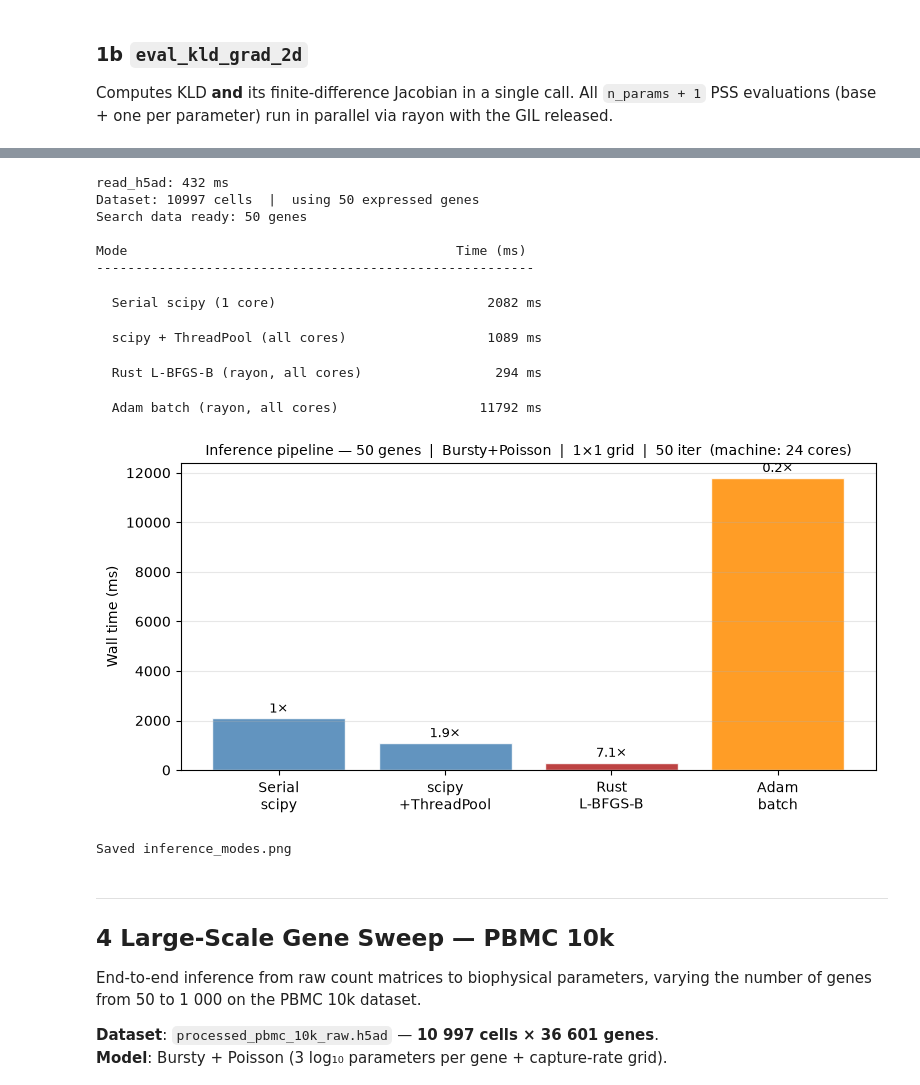
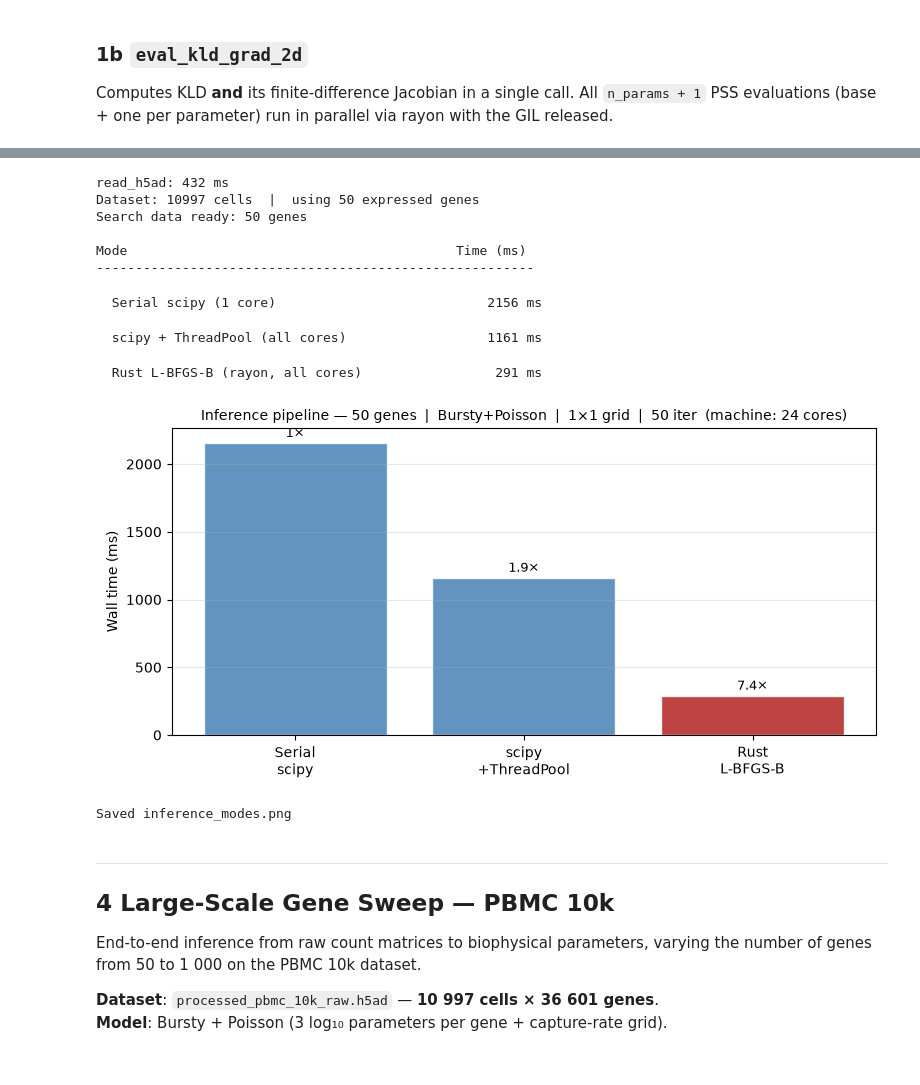
Before and after one commit to pachterlab/monod, a Jupyter notebook: demos/rust_optimizer.ipynb, the cells around one changed output, grey strips where cells are left out. Cells and saved outputs as stored; diff of their text form; code cells hidden in the pictures.

```diff
--- a/demos/rust_optimizer.ipynb
+++ b/demos/rust_optimizer.ipynb
@@ -73,7 +71,7 @@ warnings.filterwarnings("ignore")
 
 # ── shared benchmark config ──────────────────────────────────────────────────
 BIO_MODEL     = "Bursty"
-FIXED_QUAD_T  = 600.0
+FIXED_QUAD_T  = 10.0      # CMEModel's default quadrature horizon
 QUAD_ORDER    = 10
 FD_EPS        = 1e-6
 LB = [-3.0, -3.0, -3.0]   # parameter bounds (log10)
@@ -399,8 +431,8 @@ N_OPT = 30
 
 t0 = time.perf_counter()
 for _ in range(N_OPT):
-    _ = _mc.optimize_gene_2d(BIO_MODEL, X0_3, LB, UB, LIM_REF, U_REF, S_REF, F_REF,
-                               FIXED_QUAD_T, QUAD_ORDER, fd_eps=FD_EPS, maxiter=500)
+    _ = _mc.optimize_genes_2d_sd(SD_REF, BIO_MODEL, [X0_3], LB, UB, FIXED_QUAD_T, QUAD_ORDER,
+                                 fd_eps=FD_EPS, maxiter=500, seq_model="None", num_threads=1)
 t_ru_opt = (time.perf_counter() - t0) / N_OPT * 1e3
 
 t0 = time.perf_counter()
@@ -408,7 +440,7 @@ for _ in range(N_OPT):
     _ = scipy_optimize_gene(U_REF, S_REF, F_REF, LIM_REF, X0_3)
 t_sci_opt = (time.perf_counter() - t0) / N_OPT * 1e3
 
-print(f"Rust optimize_gene_2d : {t_ru_opt:.2f} ms")
-print(f"scipy L-BFGS-B        : {t_sci_opt:.2f} ms")
-print(f"Speedup (single gene) : {t_sci_opt/t_ru_opt:.2f}×")
+print(f"Rust optimize_genes_2d_sd : {t_ru_opt:.2f} ms")
+print(f"scipy L-BFGS-B            : {t_sci_opt:.2f} ms")
+print(f"Speedup (single gene)     : {t_sci_opt/t_ru_opt:.2f}×")
 # %% [output]
@@ -476,13 +487,15 @@ First 3 genes:
 # ── Scaling benchmark: genes × scipy-ThreadPool vs Rust-rayon ─────────────────
 gene_counts_bench = [5, 10, 25, 50, 100, 200]
 n_cpu = os.cpu_count() or 4
-N_REPS_SCALE = 3
 
-# Pre-generate 200 genes
+# Pre-generate 200 genes: one SearchData per gene count for the Rust path and
+# the explicit per-gene histograms for the scipy path.
 rng_b = np.random.default_rng(1)
-p_bank = [rng_b.uniform(-1.5, 0.5, 3).tolist() for _ in range(200)]
-gene_bank = [make_gene(pt, LIMITS, n_cells=2000, rng=np.random.default_rng(i))
-             for i, pt in enumerate(p_bank)]
+p_bank = [draw_params(rng_b) for _ in range(200)]
+_, coords_bank, freqs_bank, layers_bank = make_sd(p_bank, LIMITS, n_cells=2000, rng=np.random.default_rng(1))
+gene_bank = [(np.asarray(cs)[:, 0].astype(np.uint64).tolist(), np.asarray(cs)[:, 1].astype(np.uint64).tolist(),
+              list(fs), [int(v) for v in LIMITS]) for cs, fs in zip(coords_bank, freqs_bank)]
+sd_bank = {ng: sd_from_layers([l[:, :ng] for l in layers_bank], LIMITS)[0] for ng in gene_counts_bench}
 
 def scipy_pool_genes(n_genes):
     """scipy L-BFGS-B via ThreadPoolExecutor (8 workers max)."""
@@ -495,23 +508,15 @@ def scipy_pool_genes(n_genes):
         return list(pool.map(opt_one, range(n_genes)))
 
 def rust_batch_genes(n_genes):
-    """Rust L-BFGS-B via optimize_genes_2d (rayon)."""
-    data = gene_bank[:n_genes]
-    u_l = [d[0] for d in data]; s_l = [d[1] for d in data]
-    f_l = [d[2] for d in data]; lim_l = [d[3] for d in data]
+    """Rust L-BFGS-B via optimize_genes_2d_sd (rayon) on the first n_genes genes."""
     x0s = [[p_bank[gi], [0,0,0]] for gi in range(n_genes)]
-    return _mc.optimize_genes_2d(
-        BIO_MODEL, x0s, LB, UB, lim_l, u_l, s_l, f_l,
-        FIXED_QUAD_T, QUAD_ORDER, fd_eps=FD_EPS, maxiter=500,
+    return _mc.optimize_genes_2d_sd(
+        sd_bank[n_genes], BIO_MODEL, x0s, LB, UB, FIXED_QUAD_T, QUAD_ORDER,
+        fd_eps=FD_EPS, maxiter=500, seq_model="None",
     )
 
 sci_times, ru_times = [], []
 for ng in gene_counts_bench:
-    t_sci = min(
-        (time.perf_counter(), scipy_pool_genes(ng), time.perf_counter())[2] -
-        (time.perf_counter(), scipy_pool_genes(ng), time.perf_counter())[0]
-        for _ in range(1)  # single rep — enough for timing
-    )
     t0 = time.perf_counter(); scipy_pool_genes(ng); t_sci = time.perf_counter()-t0
     t0 = time.perf_counter(); rust_batch_genes(ng); t_ru  = time.perf_counter()-t0
     sci_times.append(t_sci * 1e3)
@@ -658,9 +655,6 @@ t_serial  = run_mode({'num_gene_cores': 1, 'use_rust_lbfgsb': False},  'Serial s
 t_threads = run_mode({'num_gene_cores': -1, 'use_rust_lbfgsb': False}, 'scipy + ThreadPool (all cores)')
 t_rlbfgs  = run_mode({'num_gene_cores': -1, 'use_rust_lbfgsb': True},
                       'Rust L-BFGS-B (rayon, all cores)')
-t_adam    = run_mode({'num_gene_cores': -1, 'use_batch_optimizer': True,
-                       'batch_max_iterations': 200},
-                      'Adam batch (rayon, all cores)')
 # %% [output]
 read_h5ad: 432 ms
 Dataset: 10997 cells  |  using 50 expressed genes
@@ -668,40 +662,38 @@ Search data ready: 50 genes
 
 Mode                                          Time (ms)
 --------------------------------------------------------
-  Serial scipy (1 core)                           2082 ms
+  Serial scipy (1 core)                           2156 ms
-  scipy + ThreadPool (all cores)                  1089 ms
+  scipy + ThreadPool (all cores)                  1161 ms
-  Rust L-BFGS-B (rayon, all cores)                 294 ms
+  Rust L-BFGS-B (rayon, all cores)                 291 ms
-  Adam batch (rayon, all cores)                  11792 ms
 # %%
 # ── Plot: inference mode comparison ──────────────────────────────────────────
 labels_inf = [
     "Serial\nscipy",
     f"scipy\n+ThreadPool",
     "Rust\nL-BFGS-B",
-    "Adam\nbatch",
 ]
-times_inf  = [t_serial, t_threads, t_rlbfgs, t_adam]
-colours    = [C_PY, C_PY, C_RUST, "darkorange"]
+times_inf  = [t_serial, t_threads, t_rlbfgs]
+colours    = [C_PY, C_PY, C_RUST]
 
 fig, ax = plt.subplots(figsize=(8, 4))
 bars = ax.bar(labels_inf, times_inf, color=colours, alpha=0.85, edgecolor="white")
 ax.set_ylabel("Wall time (ms)")
 ax.set_title(f"Inference pipeline — {len(GENES_50)} genes  |  {BENCH_MODEL.bio_model}+{BENCH_MODEL.seq_model}  "
              f"|  1×1 grid  |  50 iter  (machine: {n_cpu} cores)",
              fontsize=10)
 ax.grid(True, alpha=0.3, axis="y")
 
 for bar, t in zip(bars, times_inf):
     sp_label = f"1×" if t == t_serial else f"{t_serial/t:.1f}×"
     ax.text(bar.get_x() + bar.get_width()/2, bar.get_height() + max(times_inf)*0.01,
             sp_label, ha="center", va="bottom", fontsize=9)
 
 fig.tight_layout()
 plt.savefig("figures/inference_modes.png", dpi=120, bbox_inches="tight")
 plt.show()
 print("Saved inference_modes.png")
 # %% [output]
-[figure, old version]
+[figure, new version]
 Saved inference_modes.png
 # %% [markdown]
 ---
```
Also changed, not shown: parts of 24 cells of this notebook, 10 other files.
